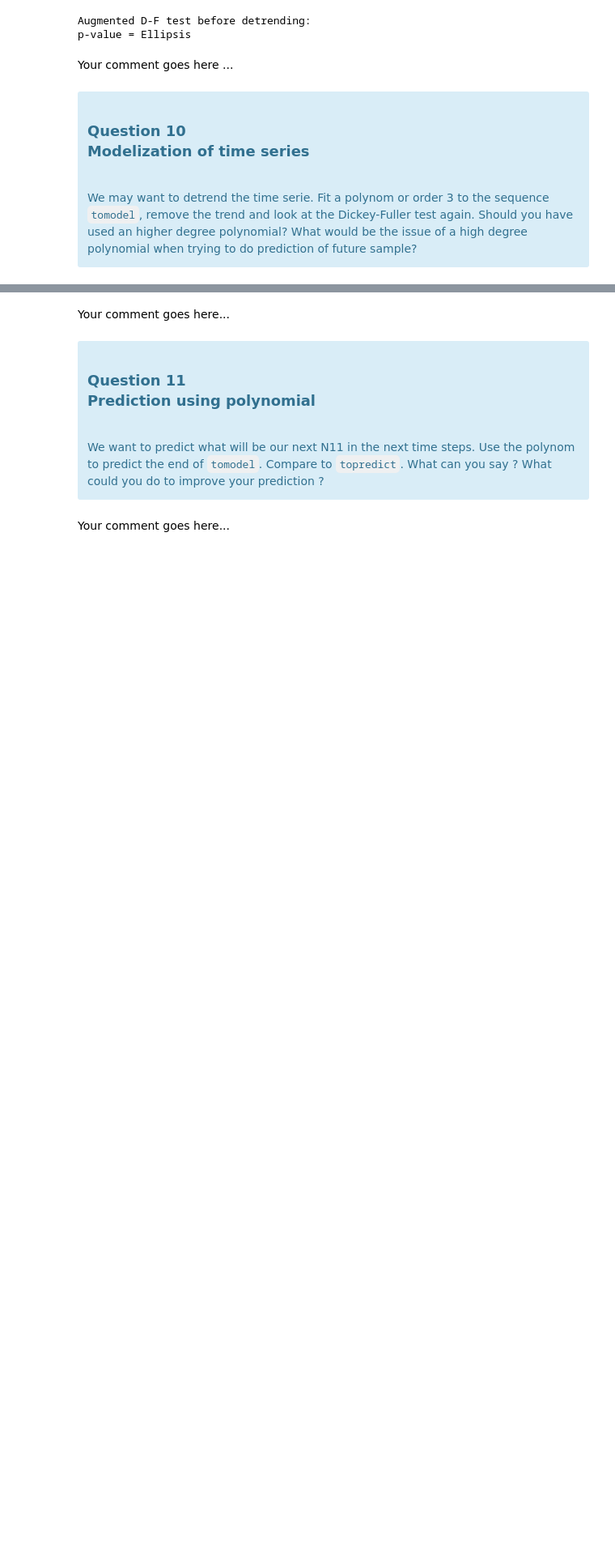
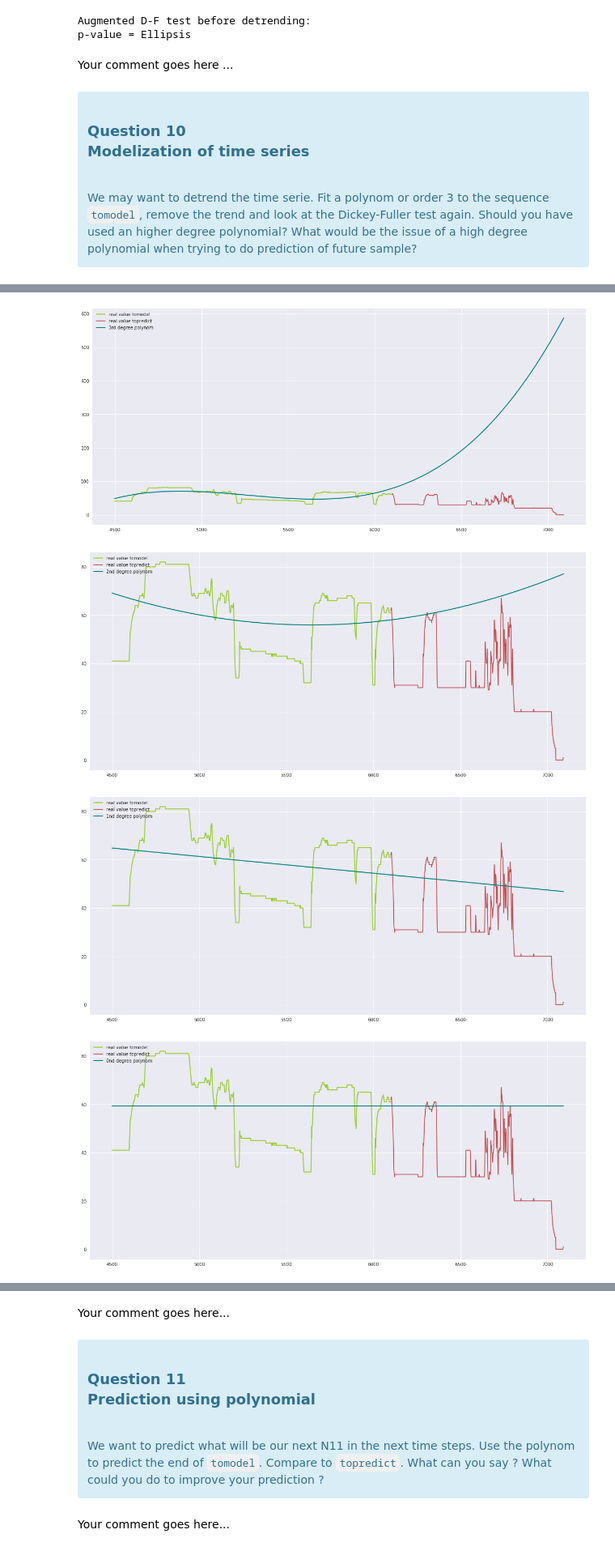
Before and after one commit to raphaelavalos/aml-lab, a Jupyter notebook: Safran/TP_Safran_2018_part1.ipynb, the cells around one changed output, grey strips where cells are left out. Shown at 81% size. Cells and saved outputs as stored; diff of their text form; code cells hidden in the pictures; blank space fills up the shorter version.

```diff
--- a/Safran/TP_Safran_2018_part1.ipynb
+++ b/Safran/TP_Safran_2018_part1.ipynb
@@ -650,0 +642,76 @@ NameError: name 'DFtest_corrected' is not defined
+# %%
+from sklearn.preprocessing import PolynomialFeatures
+from sklearn.linear_model import LinearRegression
+from sklearn.pipeline import make_pipeline
+from sklearn.linear_model import Ridge
+# Your code goes here
+
+lw = 2
+
+
+
+x = np.arange(index_start,index_start+1600)
+y = tomodel
+X = x[:, np.newaxis]
+model = make_pipeline(PolynomialFeatures(3), Ridge())
+model.fit(X,y)
+
+plt.plot(x, y, color="yellowgreen", linewidth=lw, label="real value tomodel")
+x_topredict = np.arange(index_start+1600,index_start+3600)[:len(topredict)]
+plt.plot(x_topredict,np.array(topredict), 'r', label="real value topredict")
+
+x_pred = np.arange(index_start, len(flights2[0]['N11']))
+y_pred = model.predict(x_pred[:, np.newaxis])
+
+plt.plot(x_pred, y_pred, color="teal", linewidth=lw, label="3rd degree polynom")
+plt.legend(loc='upper left')
+
+plt.show()
+
+plt.plot(x, y, color="yellowgreen", linewidth=lw, label="real value tomodel")
+x_topredict = np.arange(index_start+1600,index_start+3600)[:len(topredict)]
+plt.plot(x_topredict,np.array(topredict), 'r', label="real value topredict")
+
+model = make_pipeline(PolynomialFeatures(2), Ridge())
+model.fit(X,y)
+y_pred = model.predict(x_pred[:, np.newaxis])
+
+plt.plot(x_pred, y_pred, color="teal", linewidth=lw, label="2nd degree polynom")
+
+plt.legend(loc='upper left')
+plt.show()
+
+plt.plot(x, y, color="yellowgreen", linewidth=lw, label="real value tomodel")
+x_topredict = np.arange(index_start+1600,index_start+3600)[:len(topredict)]
+plt.plot(x_topredict,np.array(topredict), 'r', label="real value topredict")
+
+model = make_pipeline(PolynomialFeatures(1), Ridge())
+model.fit(X,y)
+y_pred = model.predict(x_pred[:, np.newaxis])
+
+plt.plot(x_pred, y_pred, color="teal", linewidth=lw, label="1nd degree polynom")
+
+plt.legend(loc='upper left')
+plt.show()
+
+plt.plot(x, y, color="yellowgreen", linewidth=lw, label="real value tomodel")
+x_topredict = np.arange(index_start+1600,index_start+3600)[:len(topredict)]
+plt.plot(x_topredict,np.array(topredict), 'r', label="real value topredict")
+
+model = make_pipeline(PolynomialFeatures(0), Ridge())
+model.fit(X,y)
+y_pred = model.predict(x_pred[:, np.newaxis])
+
+plt.plot(x_pred, y_pred, color="teal", linewidth=lw, label="0nd degree polynom")
+
+plt.legend(loc='upper left')
+plt.show()
+
+DFtest_corrected = adfuller(y_pred)[1]
+print('Augmented D-F test after detrending:')
+print('p-value = ' + str(DFtest_corrected))
+# %% [output]
+[figure, added]
+[figure, added]
+[figure, added]
+[figure, added]
```
Also changed, not shown: parts of 4 cells of this notebook.
